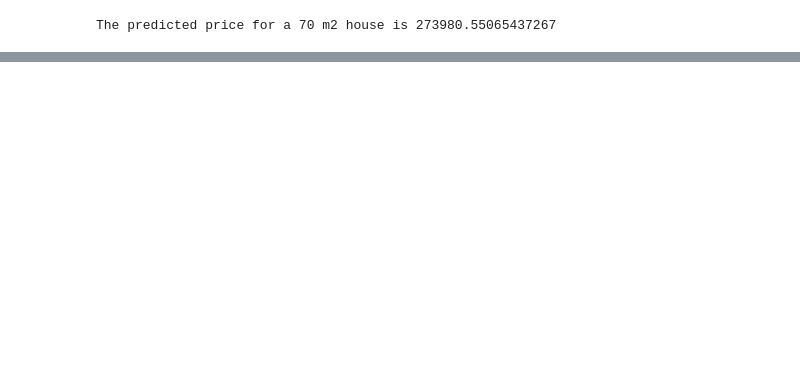
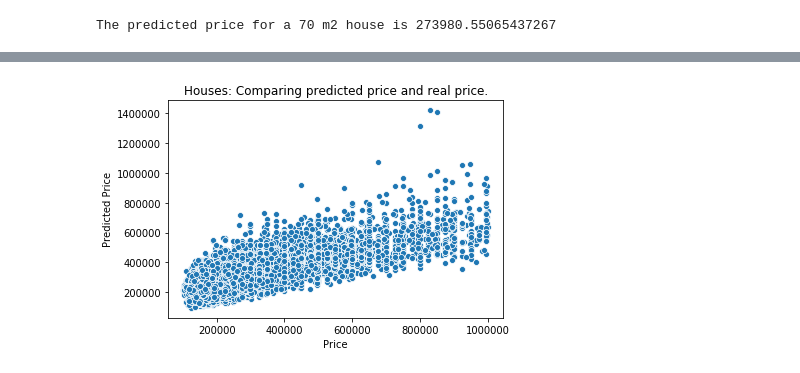
Before and after one commit to JahouNyan/DDL_Ex, a Jupyter notebook: Excercises/Lesson_3/Linear regression.ipynb, the cells around one changed output, grey strips where cells are left out. Cells and saved outputs as stored; diff of their text form; code cells hidden in the pictures; blank space fills up the shorter version.

```diff
--- a/Excercises/Lesson_3/Linear regression.ipynb
+++ b/Excercises/Lesson_3/Linear regression.ipynb
@@ -74,7 +79,7 @@ print (f"The predicted price for a 70 m2 house is {price_predict[0]}")
 The predicted price for a 70 m2 house is 273980.55065437267
 # %%
 #What is the prediction for Slichtenhorststraat 10? What is the residual?
-funda_corr["residual"] = funda_corr["price"] - funda_corr["price_p"]
+funda_corr["residual"] = funda_corr["price_p"] - funda_corr["price"]
 funda_corr.head()
 # %% [output]
 A value is trying to be set on a copy of a slice from a DataFrame.
@@ -94,3 +99,14 @@ funda_corr[funda_corr["address"]== 'Slichtenhorststraat 10'].head()
 # %% [output]
 |  | Unnamed: 0 | address | area | bedrooms | postal_code | posting_date | price | property_type | rooms | ... |
 | 21 | 21 | Slichtenhorststraat 10 | 114 | 3 | 1107 VH | 18-9-2015 | 234500 | house | 4 | ... |
+# %%
+#Make the following plots:
+#A scatter plot of (Y, Y’) (Y’ means predicted Y)
+#remember the first value is on the x-axis
+sns.scatterplot(x='price', y='price_p', data=funda_corr)
+plt.xlabel('Price')
+plt.ylabel('Predicted Price')
+plt.title('Houses: Comparing predicted price and real price.')
+plt.show()
+# %% [output]
+[figure, added]
```
Also changed, not shown: parts of 6 cells of this notebook.
